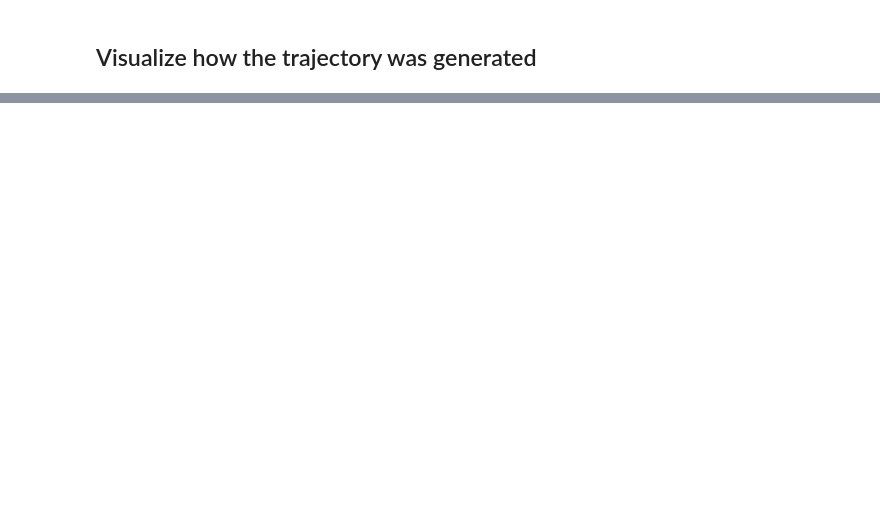
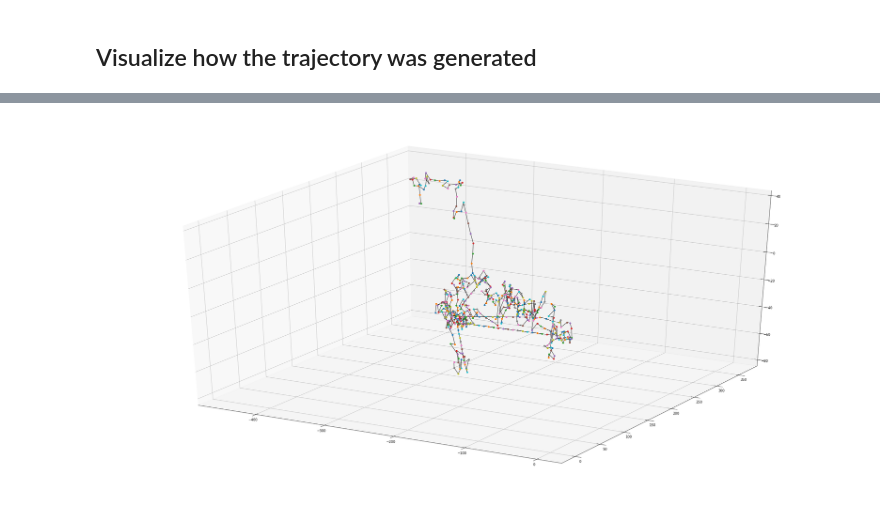
Before and after one commit to nesl/UnderwaterSensorTag, a Jupyter notebook: IMU_GPS_Fusion/Trajectory_Simulation/Simulate IMU+GPS trajectories from STP Brownian .ipynb, the cells around one changed output, grey strips where cells are left out. Cells and saved outputs as stored; diff of their text form; code cells hidden in the pictures; blank space fills up the shorter version.

```diff
--- a/IMU_GPS_Fusion/Trajectory_Simulation/Simulate IMU+GPS trajectories from STP Brownian .ipynb
+++ b/IMU_GPS_Fusion/Trajectory_Simulation/Simulate IMU+GPS trajectories from STP Brownian .ipynb
@@ -344,0 +549,21 @@ fig.show()
+# %%
+start_pt = [0.0,0.0,0.0]
+fig = plt.figure(figsize=(40,20))
+ax = fig.gca(projection='3d')
+# ax.set_aspect("equal")
+# k = 0
+# ax.scatter(start_pt[0],start_pt[1],start_pt[2],  color = "r")
+for i in range(int(len(mx)/1)):
+    pos = []
+    pos.append(mx[i])
+    pos.append(my[i])
+    pos.append(mz[i])
+#     pos = np.array([x_pos[i], y_pos[i], z_pos[i]])
+    ax.scatter(mx[i], my[i], mz[i])
+#     print(start_pt)
+    ax.add_artist(Line3D(start=start_pt, end=pos))
+    start_pt = pos
+
+fig.show()
+# %% [output]
+[figure, added]
```
Also changed, not shown: parts of 12 cells of this notebook, 9 other files.
